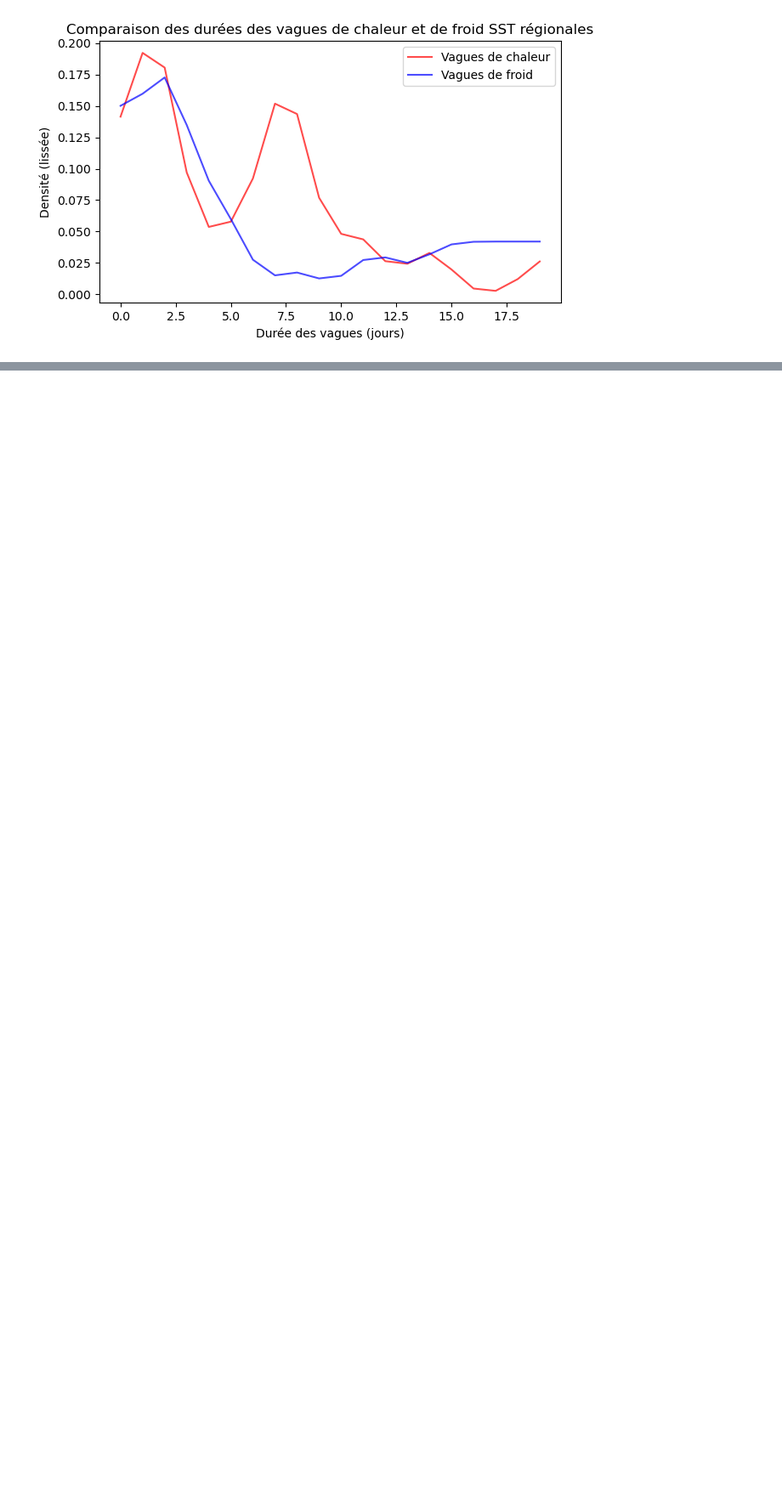
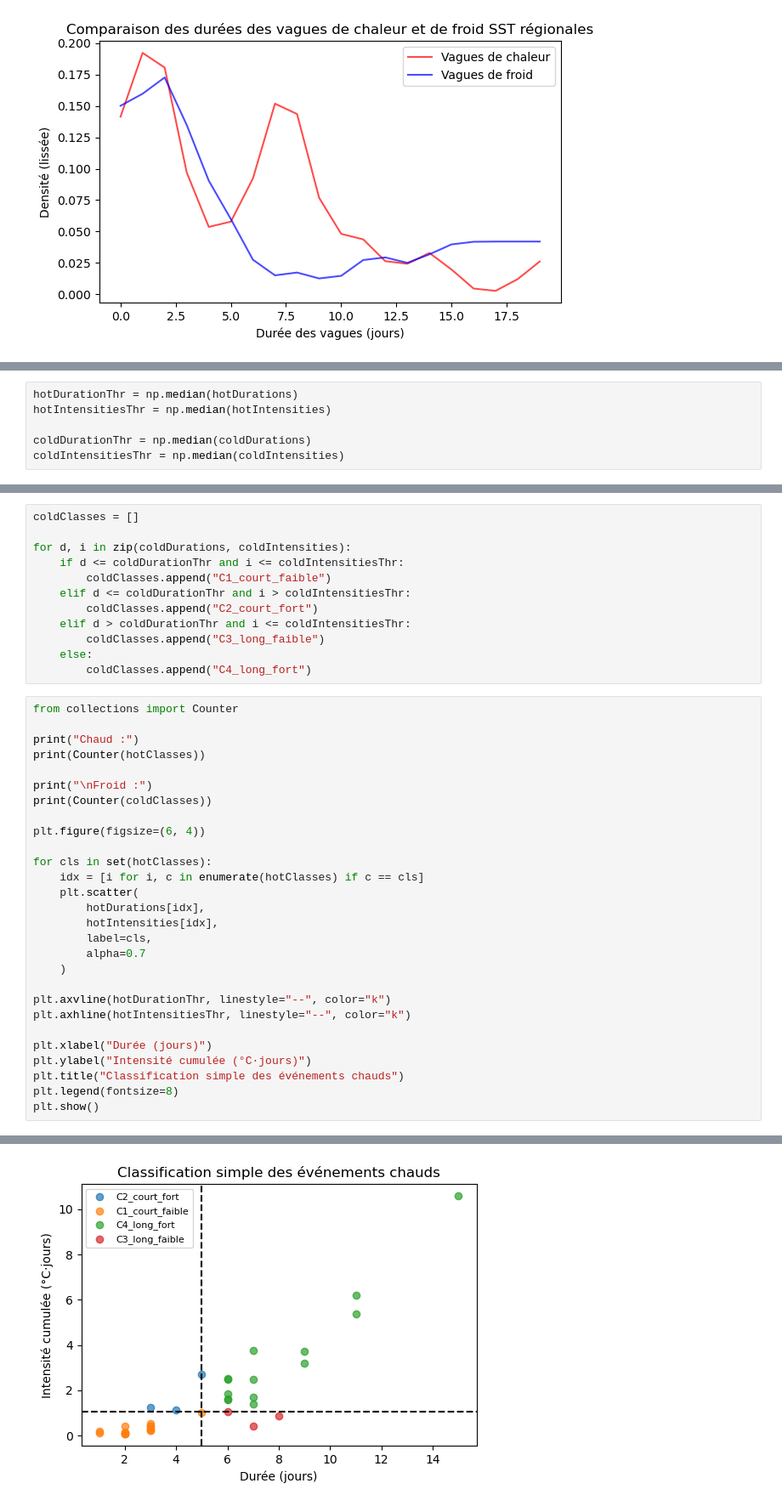
Before and after one commit to mkkuu/EnglishChannelSSTSciML, a Jupyter notebook: notebooks/statisticalAnalysis/11extremesAnalysis.ipynb, the cells around one changed output, grey strips where cells are left out. Shown at 85% size. Drawn from its saved outputs; the diff is of its cells as text; blank space fills up the shorter version.

```diff
--- a/notebooks/statisticalAnalysis/11extremesAnalysis.ipynb
+++ b/notebooks/statisticalAnalysis/11extremesAnalysis.ipynb
@@ -505,0 +635,6 @@ Un modèle simple moyen de ML échouerait ici clairement à saisir cette dissymm
+# %%
+hotDurationThr = np.median(hotDurations)
+hotIntensitiesThr = np.median(hotIntensities)
+
+coldDurationThr = np.median(coldDurations)
+coldIntensitiesThr = np.median(coldIntensities)
@@ -505,0 +653,41 @@ Un modèle simple moyen de ML échouerait ici clairement à saisir cette dissymm
+# %%
+coldClasses = []
+
+for d, i in zip(coldDurations, coldIntensities):
+    if d <= coldDurationThr and i <= coldIntensitiesThr:
+        coldClasses.append("C1_court_faible")
+    elif d <= coldDurationThr and i > coldIntensitiesThr:
+        coldClasses.append("C2_court_fort")
+    elif d > coldDurationThr and i <= coldIntensitiesThr:
+        coldClasses.append("C3_long_faible")
+    else:
+        coldClasses.append("C4_long_fort")
+# %%
+from collections import Counter
+
+print("Chaud :")
+print(Counter(hotClasses))
+
+print("\nFroid :")
+print(Counter(coldClasses))
+
+plt.figure(figsize=(6, 4))
+
+for cls in set(hotClasses):
+    idx = [i for i, c in enumerate(hotClasses) if c == cls]
+    plt.scatter(
+        hotDurations[idx],
+        hotIntensities[idx],
+        label=cls,
+        alpha=0.7
+    )
+
+plt.axvline(hotDurationThr, linestyle="--", color="k")
+plt.axhline(hotIntensitiesThr, linestyle="--", color="k")
+
+plt.xlabel("Durée (jours)")
+plt.ylabel("Intensité cumulée (°C·jours)")
+plt.title("Classification simple des événements chauds")
+plt.legend(fontsize=8)
+plt.show()
+# %% [output]
@@ -505,0 +699 @@ Un modèle simple moyen de ML échouerait ici clairement à saisir cette dissymm
+[figure, added]
```
Also changed, not shown: parts of 10 cells of this notebook.
